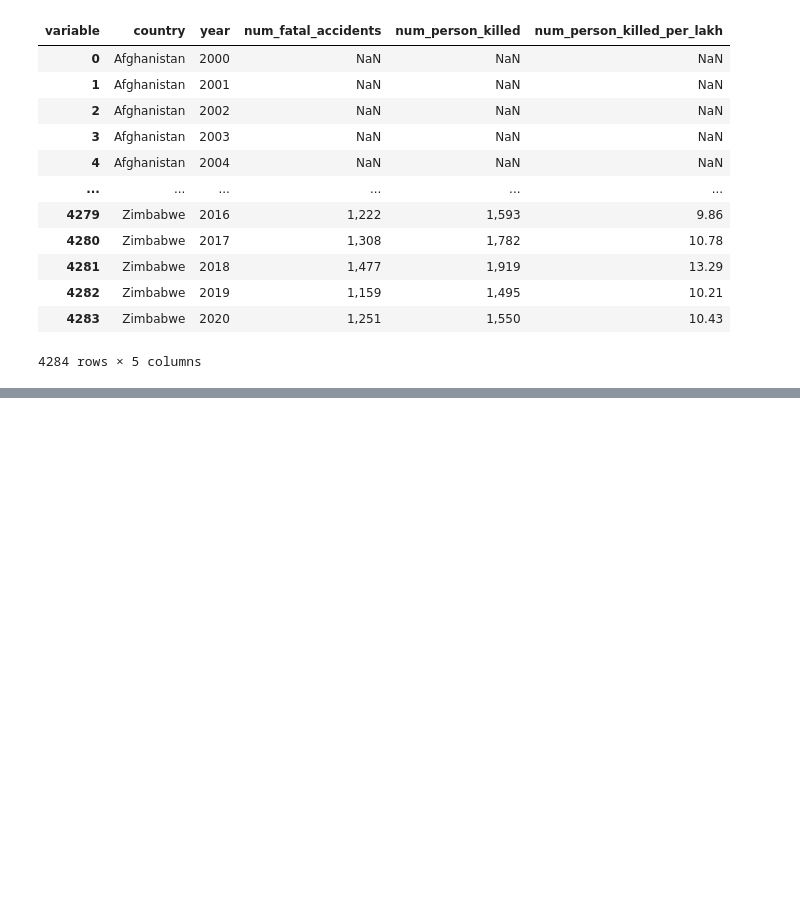
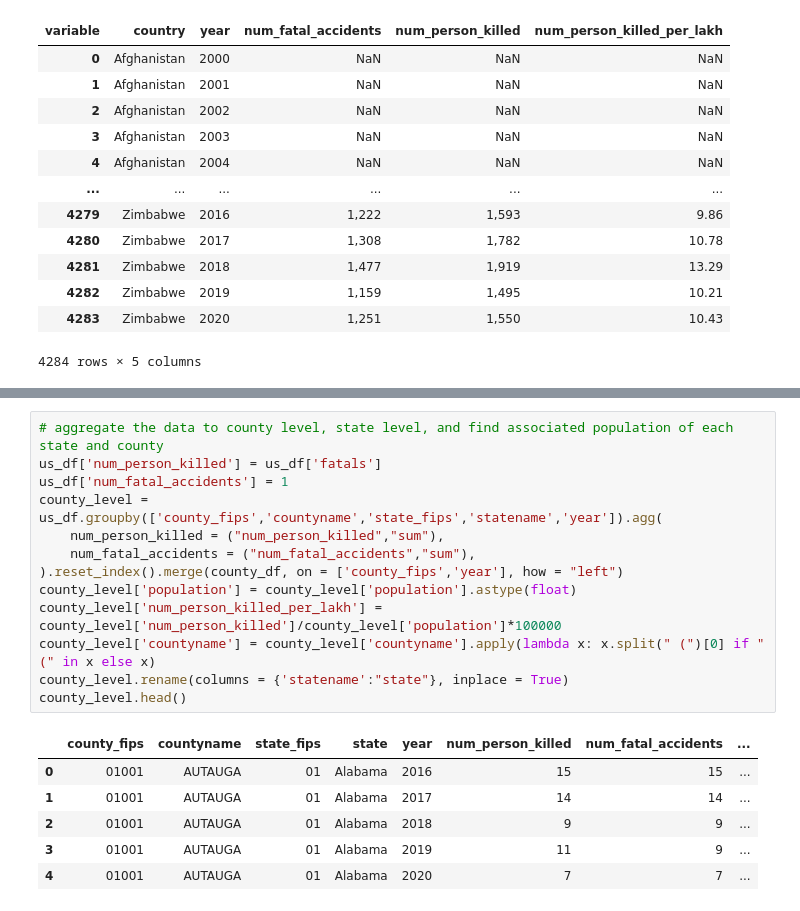
Before and after one commit to brookefzy/uvi-time-machine, a Jupyter notebook: _script/c-road-injury/03_road_fatality.ipynb, the cells around one changed output, grey strips where cells are left out. Cells and saved outputs as stored; diff of their text form; blank space fills up the shorter version.

```diff
--- a/_script/c-road-injury/03_road_fatality.ipynb
+++ b/_script/c-road-injury/03_road_fatality.ipynb
@@ -156,0 +293,20 @@ other_df
+# %%
+# aggregate the data to county level, state level, and find associated population of each state and county
+us_df['num_person_killed'] = us_df['fatals']
+us_df['num_fatal_accidents'] = 1
+county_level = us_df.groupby(['county_fips','countyname','state_fips','statename','year']).agg(
+    num_person_killed = ("num_person_killed","sum"),
+    num_fatal_accidents = ("num_fatal_accidents","sum"),
+).reset_index().merge(county_df, on = ['county_fips','year'], how = "left")
+county_level['population'] = county_level['population'].astype(float)
+county_level['num_person_killed_per_lakh'] = county_level['num_person_killed']/county_level['population']*100000
+county_level['countyname'] = county_level['countyname'].apply(lambda x: x.split(" (")[0] if " (" in x else x)
+county_level.rename(columns = {'statename':"state"}, inplace = True)
+county_level.head()
+# %% [output]
+|  | county_fips | countyname | state_fips | state | year | num_person_killed | num_fatal_accidents | ... |
+| 0 | 01001 | AUTAUGA | 01 | Alabama | 2016 | 15 | 15 | ... |
+| 1 | 01001 | AUTAUGA | 01 | Alabama | 2017 | 14 | 14 | ... |
+| 2 | 01001 | AUTAUGA | 01 | Alabama | 2018 | 9 | 9 | ... |
+| 3 | 01001 | AUTAUGA | 01 | Alabama | 2019 | 11 | 9 | ... |
+| 4 | 01001 | AUTAUGA | 01 | Alabama | 2020 | 7 | 7 | ... |
```
Also changed, not shown: parts of 14 cells of this notebook, 1 other file.
